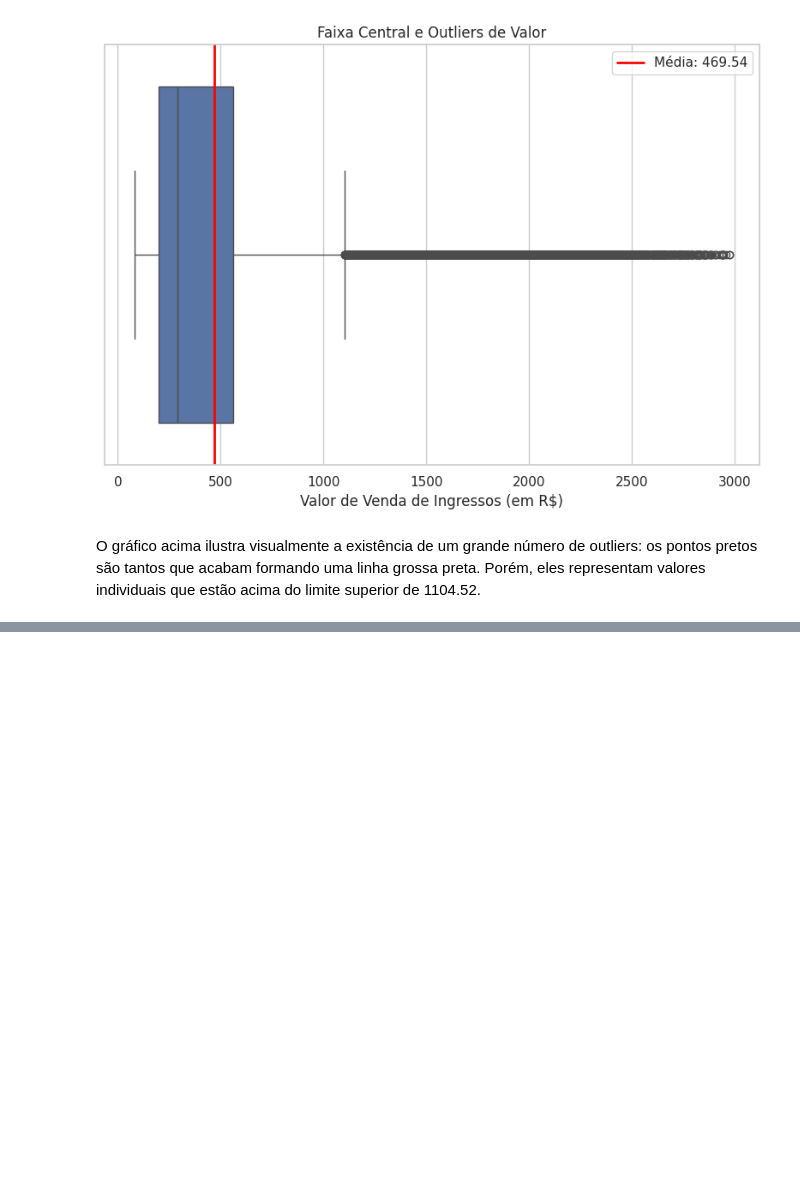
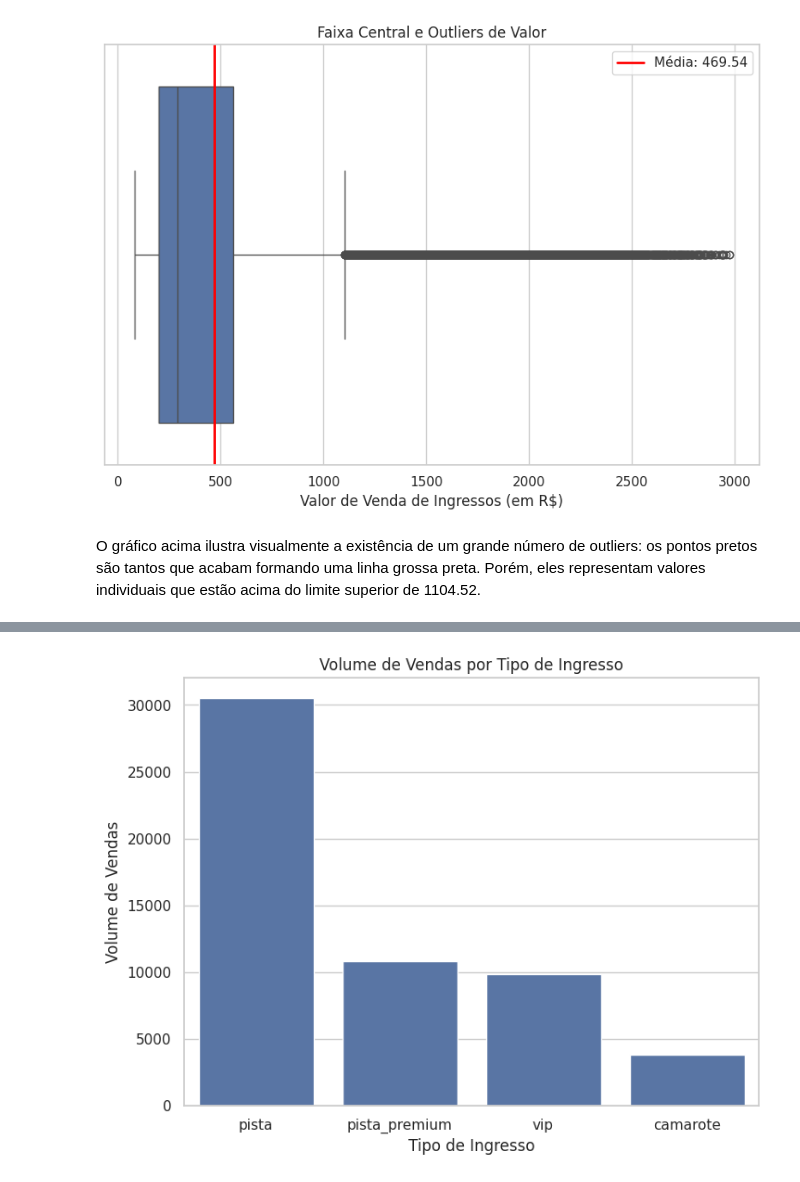
Before and after one commit to sugarfreecat/festival-musica, a Jupyter notebook: notebooks/01_analise_exploratoria_vendas.ipynb, the cells around one changed output, grey strips where cells are left out. Drawn from its saved outputs; the diff is of its cells as text; code cells hidden in the pictures; blank space fills up the shorter version.

```diff
--- a/notebooks/01_analise_exploratoria_vendas.ipynb
+++ b/notebooks/01_analise_exploratoria_vendas.ipynb
@@ -484,0 +501,9 @@ O gráfico acima ilustra visualmente a existência de um grande número de outli
+# %%
+vendas_por_tipo_ingresso = vendas_por_tipo_ingresso.sort_values("count", ascending=False)
+sns.barplot(data=vendas_por_tipo_ingresso, x="tipo_ingresso", y="count", errorbar=None)
+plt.title("Volume de Vendas por Tipo de Ingresso")
+plt.ylabel("Volume de Vendas")
+plt.xlabel("Tipo de Ingresso")
+plt.show()
+# %% [output]
+[figure, added]
```
Also changed, not shown: parts of 10 cells of this notebook.
